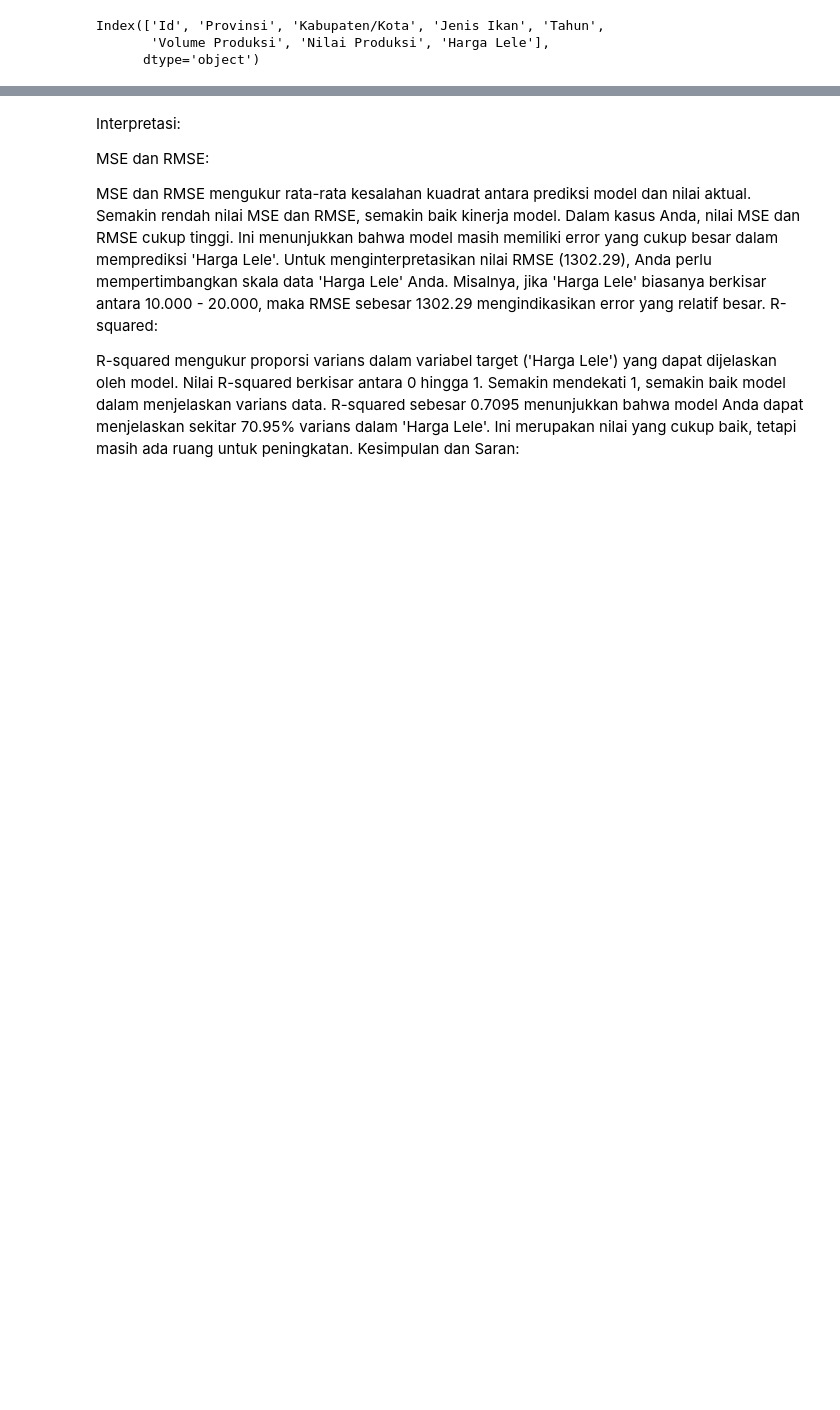
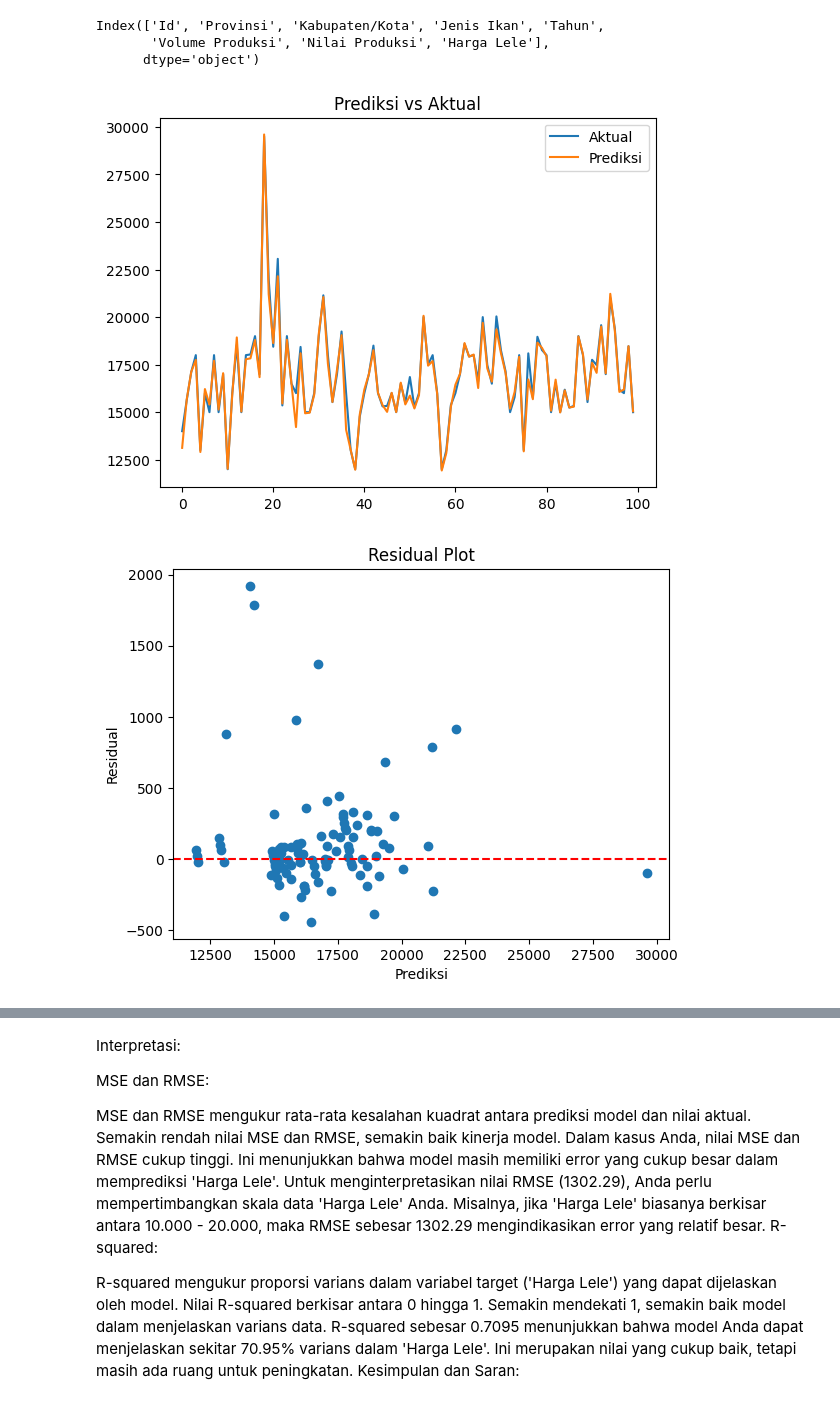
Before and after one commit to AryaPratamaPutra-10/Analys_Data_Lele, a Jupyter notebook: Analisis Lele Last.ipynb, the cells around one changed output, grey strips where cells are left out. Saved outputs shown, nothing was run; the diff lists cells and outputs as text; code cells hidden in the pictures; blank space fills up the shorter version.

```diff
--- a/Analisis Lele Last.ipynb
+++ b/Analisis Lele Last.ipynb
@@ -341,3 +335,24 @@ print(data.columns)
 Index(['Id', 'Provinsi', 'Kabupaten/Kota', 'Jenis Ikan', 'Tahun',
        'Volume Produksi', 'Nilai Produksi', 'Harga Lele'],
       dtype='object')
+# %%
+import matplotlib.pyplot as plt
+
+# Assuming y_test_inv is your actual values and y_pred_inv is your predicted values
+plt.plot(y_test_inv, label='Aktual')
+plt.plot(y_pred_inv, label='Prediksi')
+plt.legend()
+plt.title('Prediksi vs Aktual')
+plt.show()
+
+# Residual Plot
+residuals = y_test_inv - y_pred_inv
+plt.scatter(y_pred_inv, residuals)
+plt.axhline(y=0, color='r', linestyle='--')
+plt.title('Residual Plot')
+plt.xlabel('Prediksi')
+plt.ylabel('Residual')
+plt.show()
+# %% [output]
+[figure, added]
+[figure, added]
```
Also changed, not shown: parts of 19 cells of this notebook.
